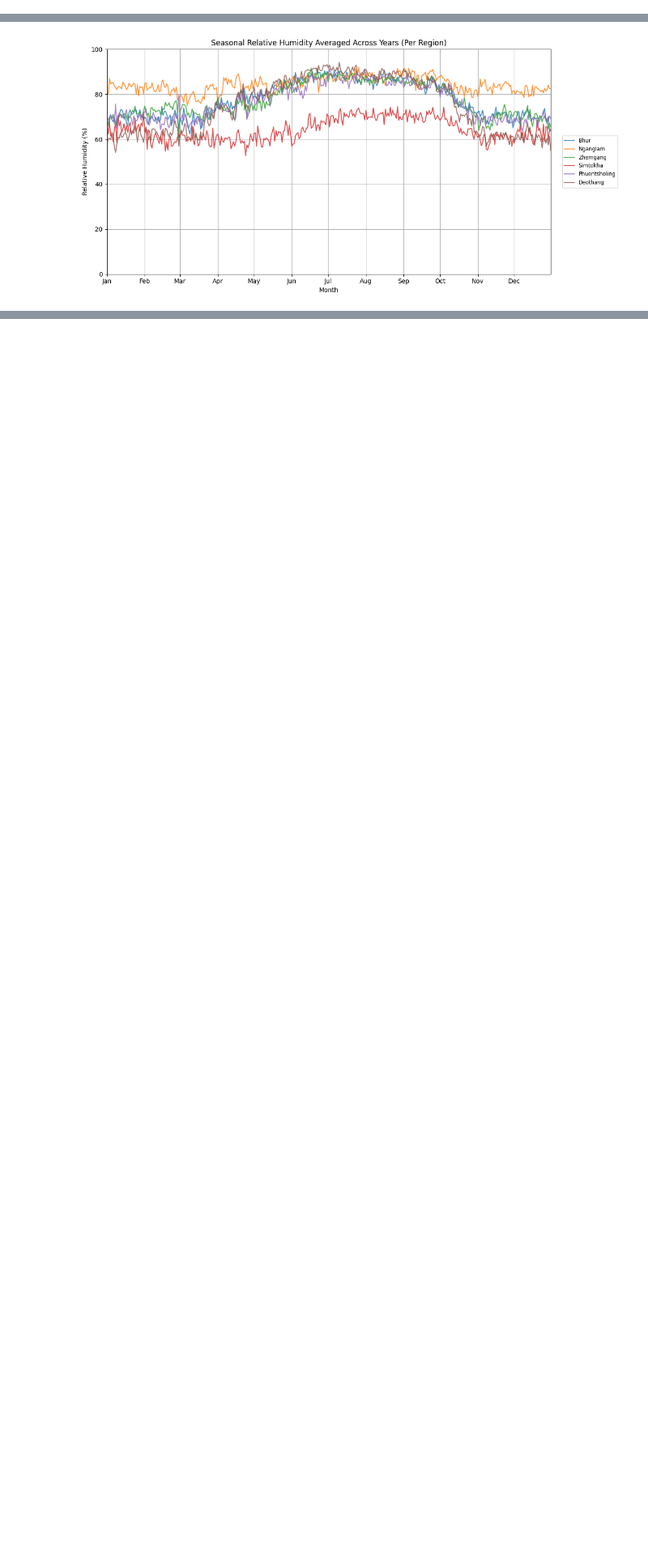
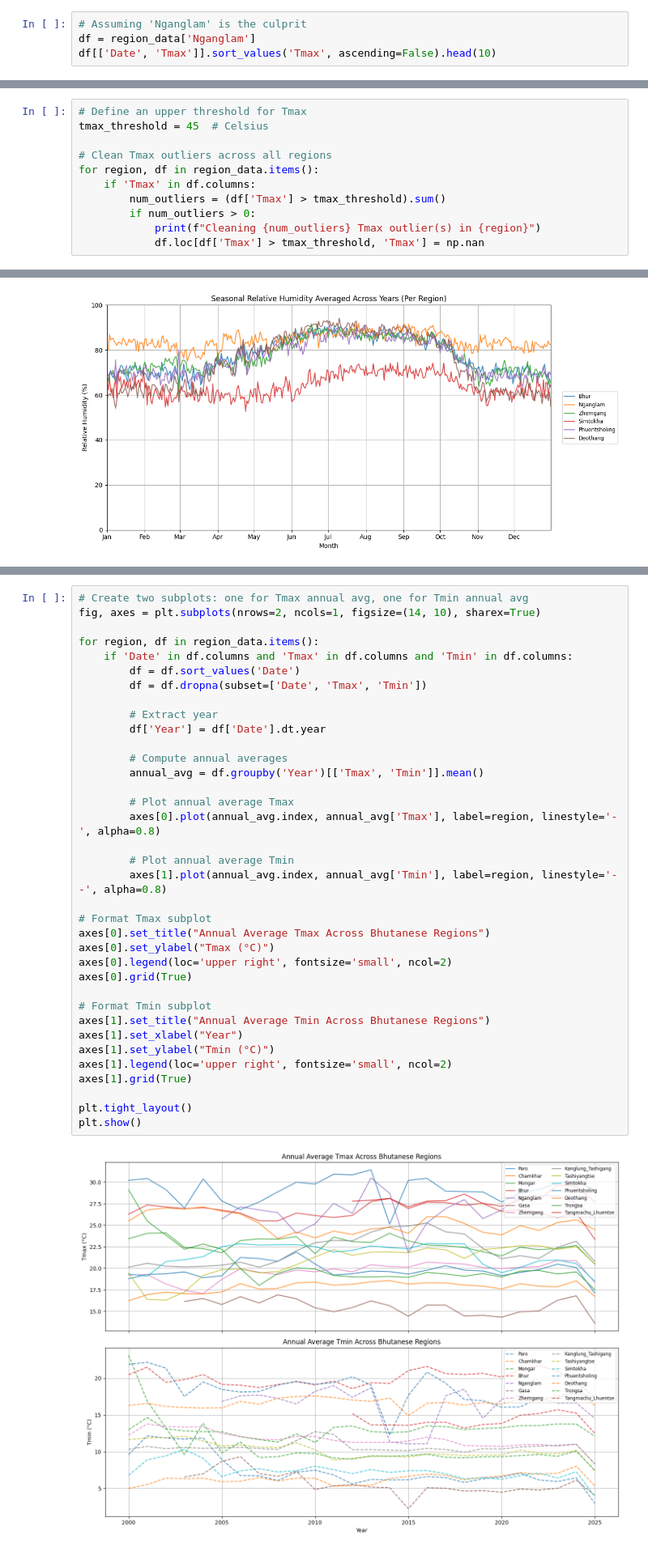
Before and after one commit to marlon-cooh/bhutan_climate_modeling, a Jupyter notebook: code/bhutan_met_data_03_plot.ipynb, the cells around one changed output, grey strips where cells are left out. Shown at 81% size. Drawn from its saved outputs; the diff is of its cells as text; blank space fills up the shorter version.

```diff
--- a/code/bhutan_met_data_02_plot.ipynb
+++ b/code/bhutan_met_data_03_plot.ipynb
@@ -205,3 +210,7 @@ plt.tight_layout(rect=[0, 0, 0.88, 0.95])
 plt.show()
 # %% [output]
 [figure]
+# %%
+# Assuming 'Nganglam' is the culprit
+df = region_data['Nganglam']
+df[['Date', 'Tmax']].sort_values('Tmax', ascending=False).head(10)
@@ -207,0 +229,11 @@ plt.show()
+# %%
+# Define an upper threshold for Tmax
+tmax_threshold = 45  # Celsius
+
+# Clean Tmax outliers across all regions
+for region, df in region_data.items():
+    if 'Tmax' in df.columns:
+        num_outliers = (df['Tmax'] > tmax_threshold).sum()
+        if num_outliers > 0:
+            print(f"Cleaning {num_outliers} Tmax outlier(s) in {region}")
+            df.loc[df['Tmax'] > tmax_threshold, 'Tmax'] = np.nan
@@ -242,0 +279,38 @@ plt.show()
+# %%
+# Create two subplots: one for Tmax annual avg, one for Tmin annual avg
+fig, axes = plt.subplots(nrows=2, ncols=1, figsize=(14, 10), sharex=True)
+
+for region, df in region_data.items():
+    if 'Date' in df.columns and 'Tmax' in df.columns and 'Tmin' in df.columns:
+        df = df.sort_values('Date')
+        df = df.dropna(subset=['Date', 'Tmax', 'Tmin'])
+
+        # Extract year
+        df['Year'] = df['Date'].dt.year
+
+        # Compute annual averages
+        annual_avg = df.groupby('Year')[['Tmax', 'Tmin']].mean()
+
+        # Plot annual average Tmax
+        axes[0].plot(annual_avg.index, annual_avg['Tmax'], label=region, linestyle='-', alpha=0.8)
+
+        # Plot annual average Tmin
+        axes[1].plot(annual_avg.index, annual_avg['Tmin'], label=region, linestyle='--', alpha=0.8)
+
+# Format Tmax subplot
+axes[0].set_title("Annual Average Tmax Across Bhutanese Regions")
+axes[0].set_ylabel("Tmax (°C)")
+axes[0].legend(loc='upper right', fontsize='small', ncol=2)
+axes[0].grid(True)
+
+# Format Tmin subplot
+axes[1].set_title("Annual Average Tmin Across Bhutanese Regions")
+axes[1].set_xlabel("Year")
+axes[1].set_ylabel("Tmin (°C)")
+axes[1].legend(loc='upper right', fontsize='small', ncol=2)
+axes[1].grid(True)
+
+plt.tight_layout()
+plt.show()
+# %% [output]
+[figure, added]
```
Also changed, not shown: parts of 8 cells of this notebook, 1 other file.
